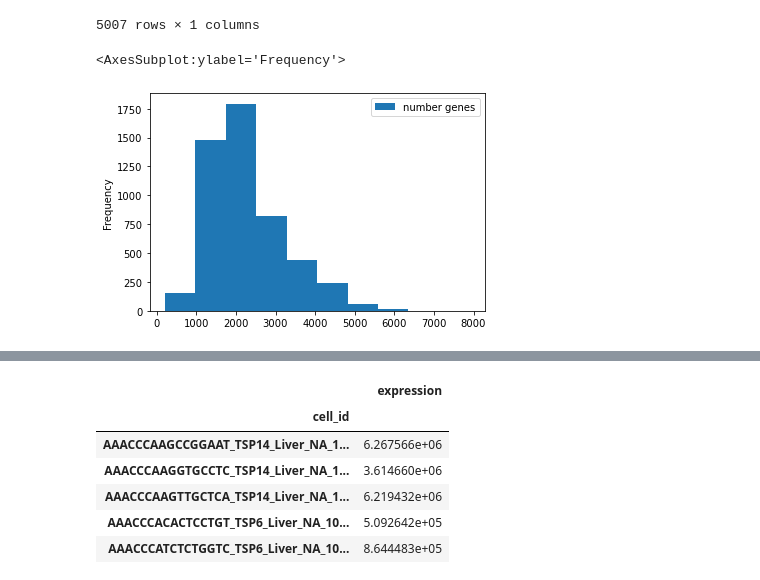
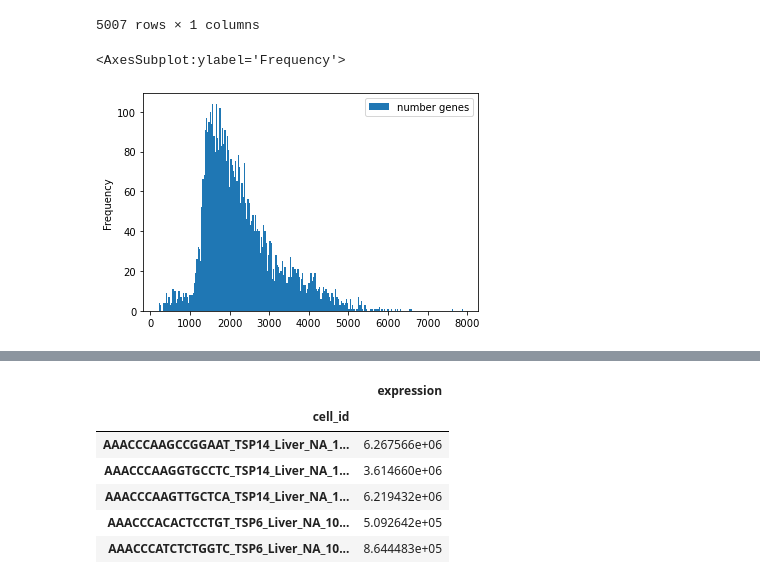
Before and after one commit to opentargets/baseline-expression, a Jupyter notebook: Tabula Sapiens Pipeline v2.ipynb, the cells around one changed output, grey strips where cells are left out. Cells and saved outputs as stored; diff of their text form; code cells hidden in the pictures.

```diff
--- a/Tabula Sapiens Pipeline v2.ipynb
+++ b/Tabula Sapiens Pipeline v2.ipynb
@@ -952,7 +1168,8 @@ non_zero_cell_exp
 | TTTGTTGTCGGCATTA_TSP14_Liver_NA_1... | 1463 |
 5007 rows × 1 columns
 # %%
-non_zero_cell_exp.plot.hist()
+#plot a histogram based on the above data showing the distribution of the number of genes with non-zero expression in each cell
+non_zero_cell_exp.plot.hist(bins = 250)
 # %% [output]
 <AxesSubplot:ylabel='Frequency'>
-[figure, old version]
+[figure, new version]
```
Also changed, not shown: parts of 90 cells of this notebook.
